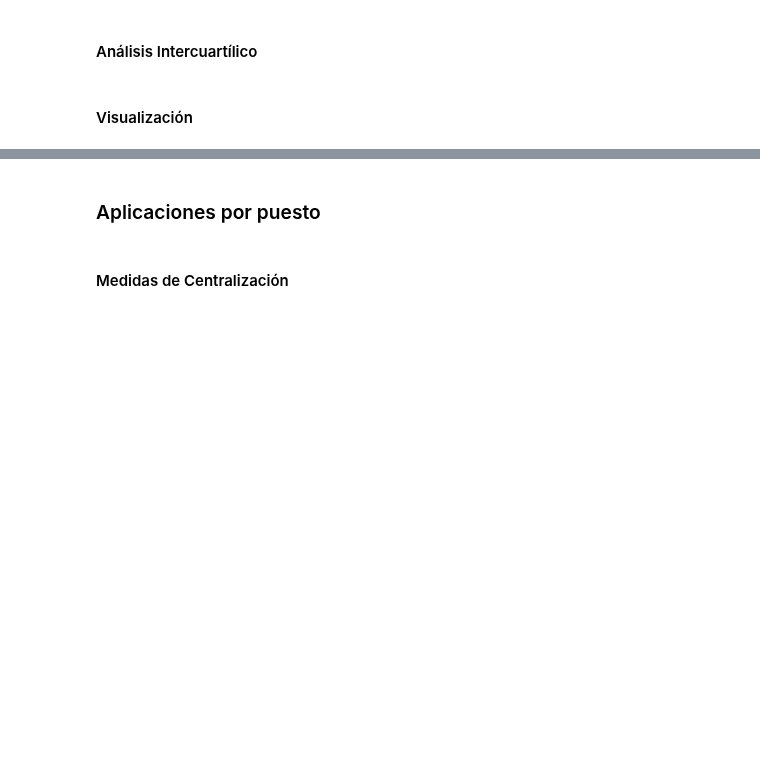
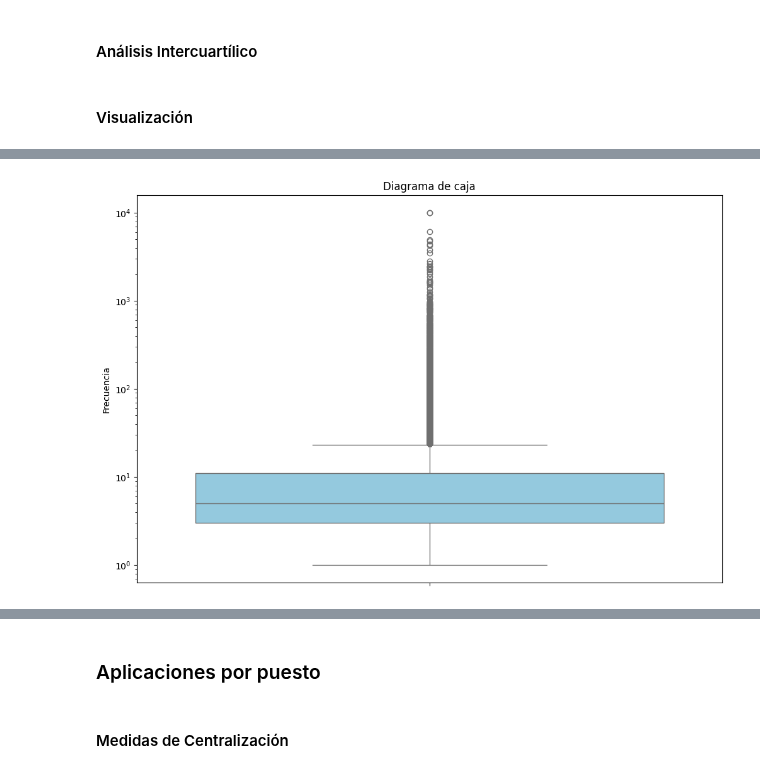
Before and after one commit to sarahcoral/ProyectoABD, a Jupyter notebook: proyectoabdbook/_build/jupyter_execute/visualization_notebooks/descriptive_analysis.ipynb, the cells around one changed output, grey strips where cells are left out. Cells and saved outputs as stored; diff of their text form; code cells hidden in the pictures; blank space fills up the shorter version.

```diff
--- a/proyectoabdbook/_build/jupyter_execute/visualization_notebooks/descriptive_analysis.ipynb
+++ b/proyectoabdbook/_build/jupyter_execute/visualization_notebooks/descriptive_analysis.ipynb
@@ -416,3 +482,30 @@ plt.show()
+# %%
+# Plotting the boxplot
+plt.figure(figsize=(12, 8))
+
+# Calculate mean and quartiles
+mean_value = np.mean(views)
+q1 = np.percentile(views, 25)
+q3 = np.percentile(views, 75)
+
+
+sns.boxplot(data=views, color='skyblue', orient='v')
+plt.title('Diagrama de caja')
+plt.ylabel('Frecuencia')
+
+# Annotate the mean and quartile values on the boxplot
+#plt.text(0.05, mean_value, f'Promedio: {mean_value:.0f}', color='blue', fontsize=10)
+#plt.text(0.05, q1, f'Q1: {q1:.0f}', color='blue', fontsize=10)
+#plt.text(0.05, q3, f'Q3: {q3:.0f}', color='blue', fontsize=10)
+
+# Set the x and y axes to a logarithmic scale
+#plt.xscale('log')
+plt.yscale('log')
+
+# Display the plot
+plt.show()
+# %% [output]
+[figure, added]
 # %%
 # Plotting the histogram
 plt.figure(figsize=(12, 8))
```
Also changed, not shown: parts of 18 cells of this notebook, 41 other files.
